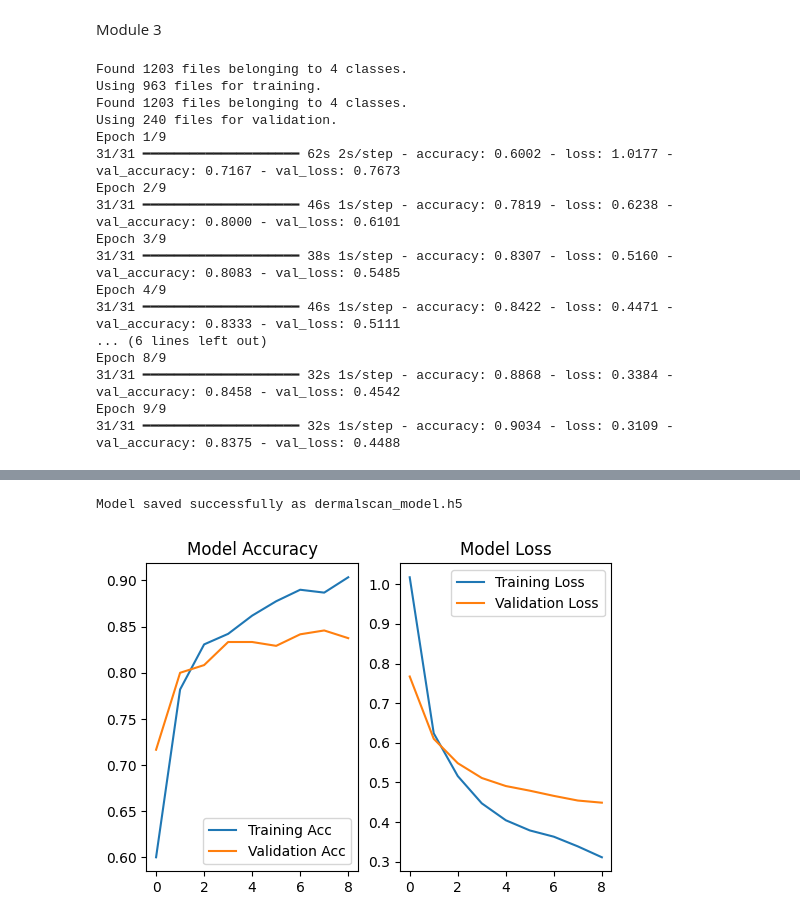
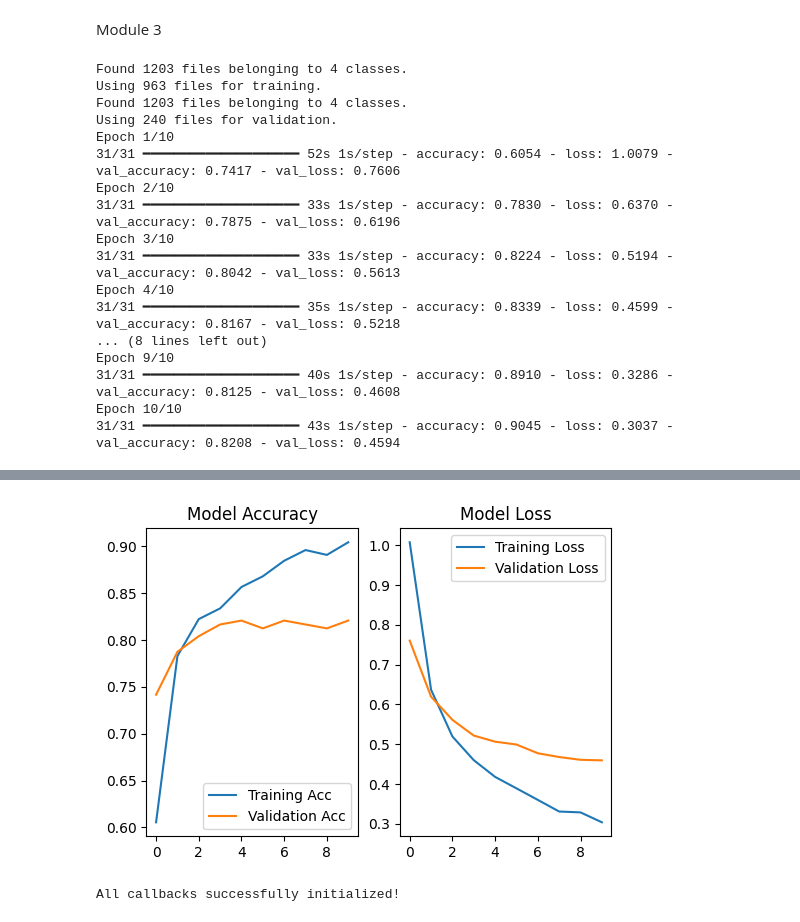
Before and after one commit to Springboard-Mentor-DermalScan/AI-DermalScan_Batch9, a Jupyter notebook: Codes/dermalscan_AI.ipynb, the cells around one changed output, grey strips where cells are left out. Cells and saved outputs as stored; diff of their text form; code cells hidden in the pictures.

```diff
--- a/Codes/dermalscan_AI.ipynb
+++ b/Codes/dermalscan_AI.ipynb
@@ -292,27 +309,27 @@ model.compile(
     metrics=['accuracy']
 )
 
-history = model.fit(train_ds, validation_data=val_ds, epochs=9)
+history = model.fit(train_ds, validation_data=val_ds, epochs=10)
 # %% [output]
 Found 1203 files belonging to 4 classes.
 Using 963 files for training.
 Found 1203 files belonging to 4 classes.
 Using 240 files for validation.
-Epoch 1/9
-31/31 ━━━━━━━━━━━━━━━━━━━━ 62s 2s/step - accuracy: 0.6002 - loss: 1.0177 - val_accuracy: 0.7167 - val_loss: 0.7673
-Epoch 2/9
-31/31 ━━━━━━━━━━━━━━━━━━━━ 46s 1s/step - accuracy: 0.7819 - loss: 0.6238 - val_accuracy: 0.8000 - val_loss: 0.6101
-Epoch 3/9
-31/31 ━━━━━━━━━━━━━━━━━━━━ 38s 1s/step - accuracy: 0.8307 - loss: 0.5160 - val_accuracy: 0.8083 - val_loss: 0.5485
-Epoch 4/9
-31/31 ━━━━━━━━━━━━━━━━━━━━ 46s 1s/step - accuracy: 0.8422 - loss: 0.4471 - val_accuracy: 0.8333 - val_loss: 0.5111
-... (6 lines left out)
-Epoch 8/9
-31/31 ━━━━━━━━━━━━━━━━━━━━ 32s 1s/step - accuracy: 0.8868 - loss: 0.3384 - val_accuracy: 0.8458 - val_loss: 0.4542
-Epoch 9/9
-31/31 ━━━━━━━━━━━━━━━━━━━━ 32s 1s/step - accuracy: 0.9034 - loss: 0.3109 - val_accuracy: 0.8375 - val_loss: 0.4488
+Epoch 1/10
+31/31 ━━━━━━━━━━━━━━━━━━━━ 52s 1s/step - accuracy: 0.6054 - loss: 1.0079 - val_accuracy: 0.7417 - val_loss: 0.7606
+Epoch 2/10
+31/31 ━━━━━━━━━━━━━━━━━━━━ 33s 1s/step - accuracy: 0.7830 - loss: 0.6370 - val_accuracy: 0.7875 - val_loss: 0.6196
+Epoch 3/10
+31/31 ━━━━━━━━━━━━━━━━━━━━ 33s 1s/step - accuracy: 0.8224 - loss: 0.5194 - val_accuracy: 0.8042 - val_loss: 0.5613
+Epoch 4/10
+31/31 ━━━━━━━━━━━━━━━━━━━━ 35s 1s/step - accuracy: 0.8339 - loss: 0.4599 - val_accuracy: 0.8167 - val_loss: 0.5218
+... (8 lines left out)
+Epoch 9/10
+31/31 ━━━━━━━━━━━━━━━━━━━━ 40s 1s/step - accuracy: 0.8910 - loss: 0.3286 - val_accuracy: 0.8125 - val_loss: 0.4608
+Epoch 10/10
+31/31 ━━━━━━━━━━━━━━━━━━━━ 43s 1s/step - accuracy: 0.9045 - loss: 0.3037 - val_accuracy: 0.8208 - val_loss: 0.4594
 # %%
-model.save('dermalscan_model.h5')
+model.save('dermalscan_model.keras')
 print("Model saved successfully as dermalscan_model.h5")
 
 # Plotting Accuracy
@@ -335,2 +352 @@ WARNING:absl:You are saving your model as an HDF5 file via `model.save()` or `ke
-Model saved successfully as dermalscan_model.h5
-[figure, old version]
+[figure, new version]
@@ -336,0 +361,10 @@ Model saved successfully as dermalscan_model.h5
+# %%
+from tensorflow.keras.callbacks import ModelCheckpoint, CSVLogger, EarlyStopping, ReduceLROnPlateau
+early_stop = EarlyStopping(monitor='val_loss', patience=5, restore_best_weights=True)
+reduce_lr = ReduceLROnPlateau(monitor='val_loss', factor=0.5, patience=3, min_lr=0.00001)
+checkpoint = ModelCheckpoint('best_model.keras', monitor='val_accuracy', save_best_only=True)
+csv_logger = CSVLogger('training_log.csv', append=False, separator=',')
+my_callbacks = [early_stop, checkpoint, reduce_lr, csv_logger]
+print("All callbacks successfully initialized!")
+# %% [output]
+All callbacks successfully initialized!
```
Also changed, not shown: parts of 9 cells of this notebook.
